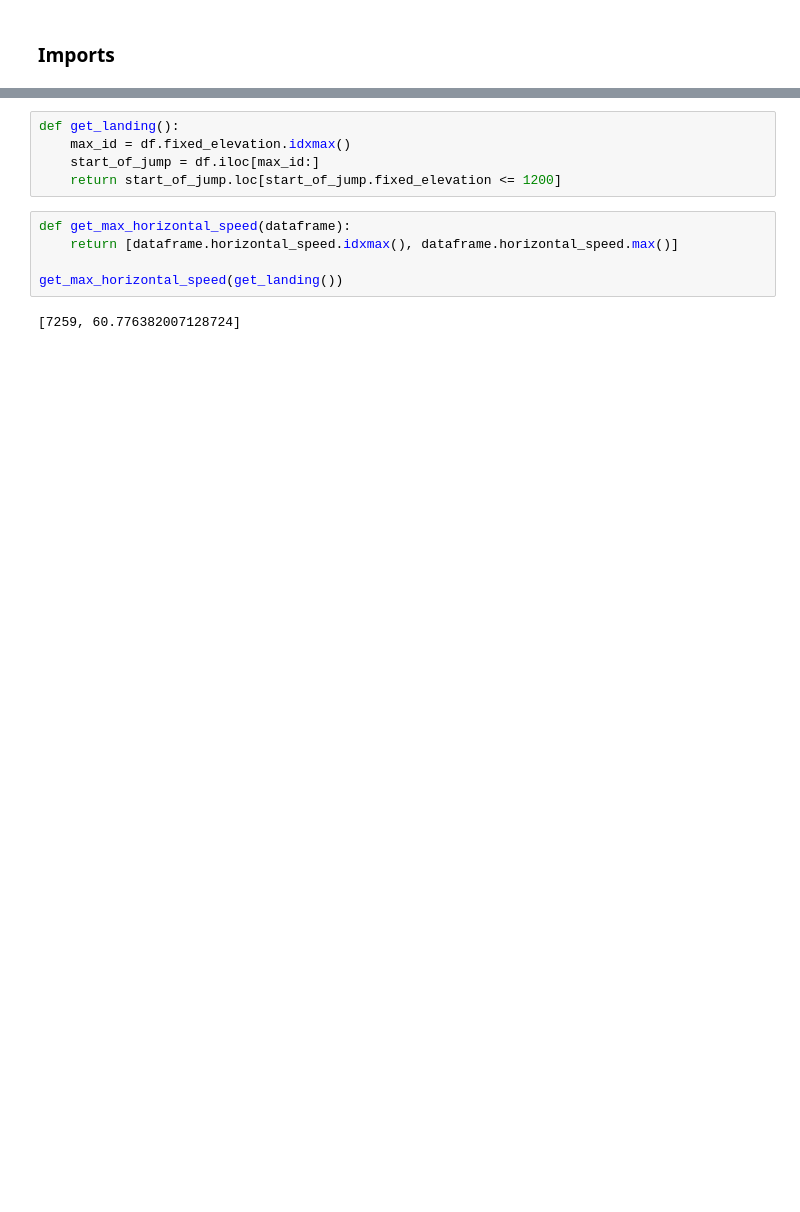
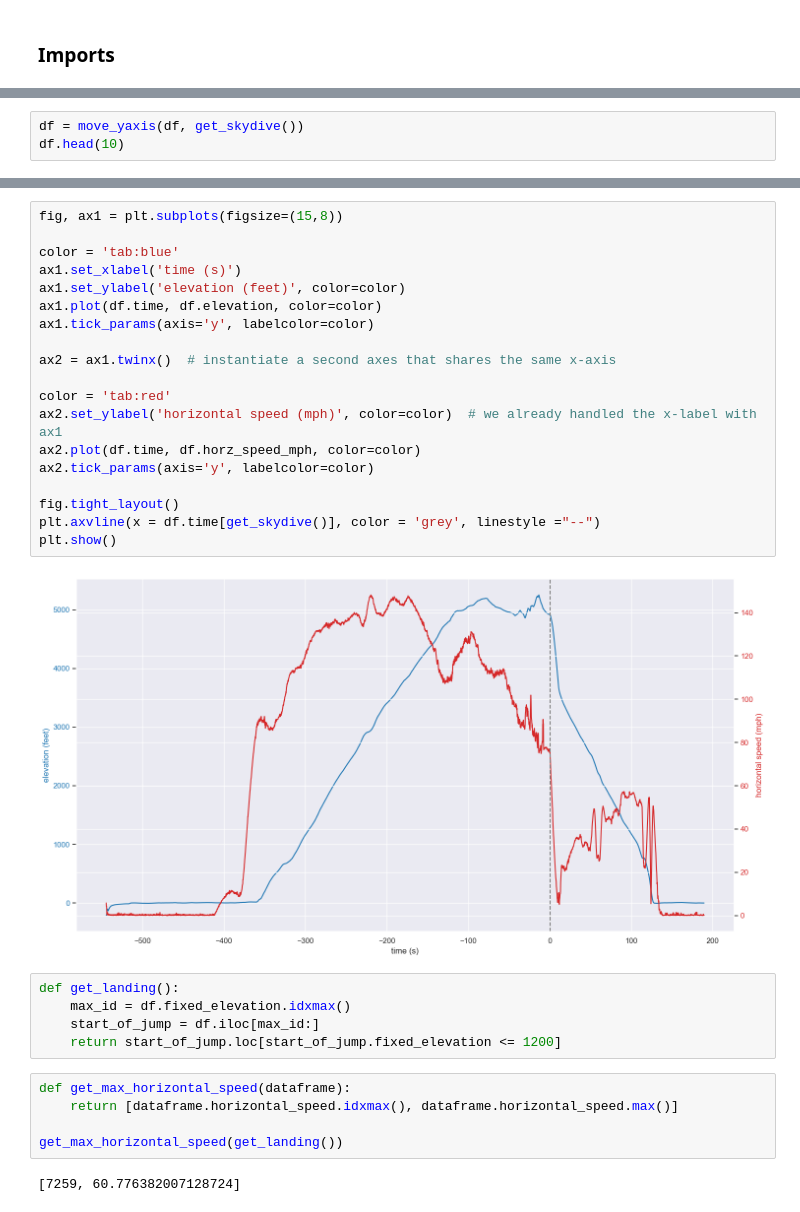
Before and after one commit to aibybrum/flysight, a Jupyter notebook: notebook/flysight_data.ipynb, the cells around one changed output, grey strips where cells are left out. Drawn from its saved outputs; the diff is of its cells as text; blank space fills up the shorter version.

```diff
--- a/notebook/flysight_data.ipynb
+++ b/notebook/flysight_data.ipynb
@@ -335,0 +290,3 @@ key: 21 ; time(s): 518.0
+# %%
+df = move_yaxis(df, get_skydive())
+df.head(10)
@@ -336,3 +305,24 @@ key: 21 ; time(s): 518.0
+# %%
+fig, ax1 = plt.subplots(figsize=(15,8))
+
+color = 'tab:blue'
+ax1.set_xlabel('time (s)')
+ax1.set_ylabel('elevation (feet)', color=color)
+ax1.plot(df.time, df.elevation, color=color)
+ax1.tick_params(axis='y', labelcolor=color)
+
+ax2 = ax1.twinx()  # instantiate a second axes that shares the same x-axis
+
+color = 'tab:red'
+ax2.set_ylabel('horizontal speed (mph)', color=color)  # we already handled the x-label with ax1
+ax2.plot(df.time, df.horz_speed_mph, color=color)
+ax2.tick_params(axis='y', labelcolor=color)
+
+fig.tight_layout()
+plt.axvline(x = df.time[get_skydive()], color = 'grey', linestyle ="--")
+plt.show()
+# %% [output]
+[figure, added]
 # %%
 def get_landing():
     max_id = df.fixed_elevation.idxmax()
```
Also changed, not shown: parts of 13 cells of this notebook, 1 other file.
